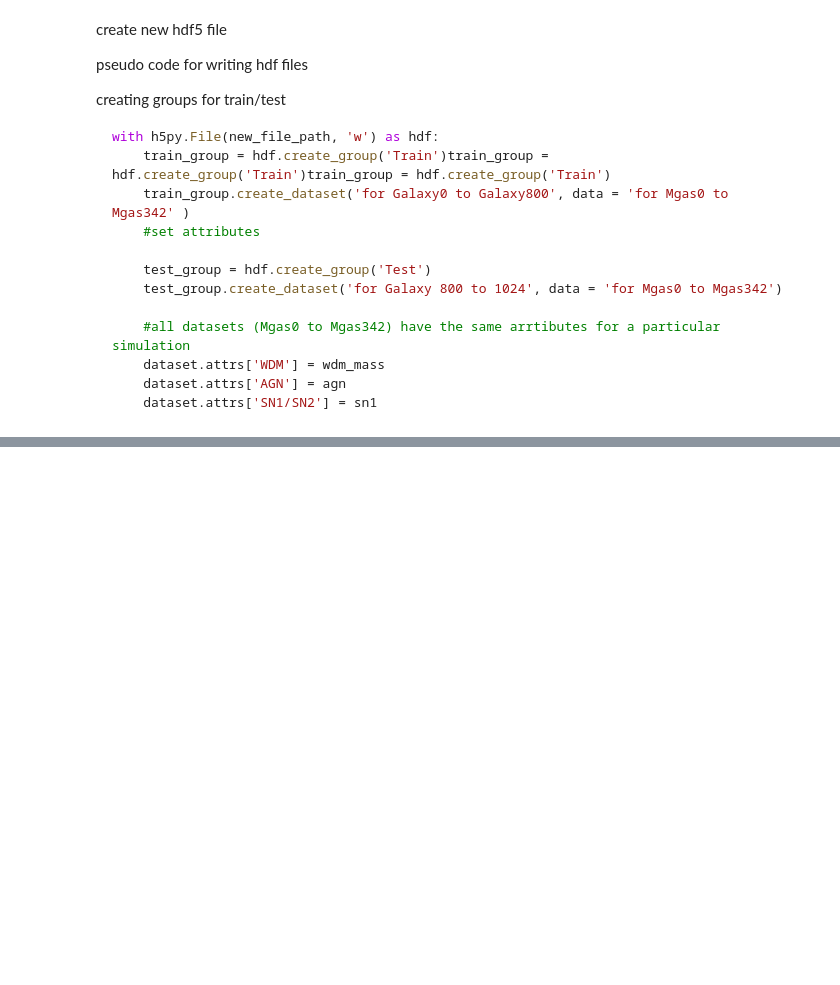
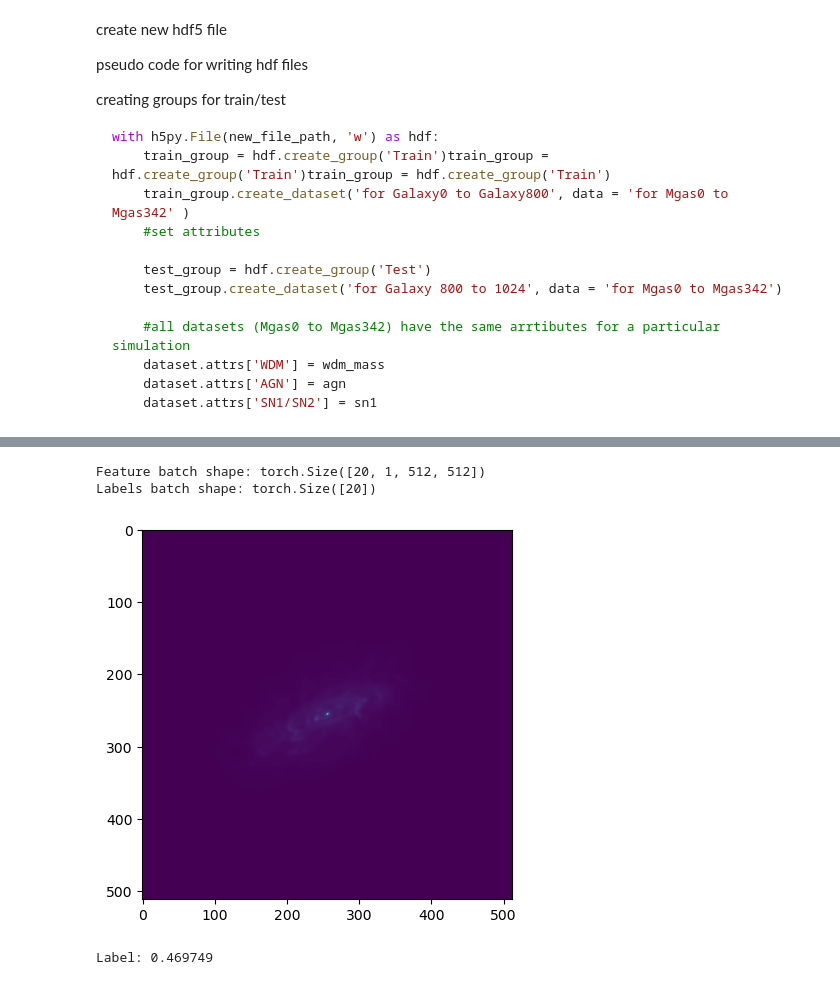
Before and after one commit to devinamhn/dreams-dm, a Jupyter notebook: dreamsdm/notebooks/creating_datasets.ipynb, the cells around one changed output, grey strips where cells are left out. Saved outputs shown, nothing was run; the diff lists cells and outputs as text; code cells hidden in the pictures; blank space fills up the shorter version.

```diff
--- a/dreamsdm/notebooks/creating_datasets.ipynb
+++ b/dreamsdm/notebooks/creating_datasets.ipynb
@@ -130,0 +259,17 @@ if(index not in [864, 874]):
+# %%
+train_dataloader = DataLoader(trainset, batch_size=64, shuffle=True)
+test_dataloader = DataLoader(testset, batch_size=64, shuffle=True)
+# %%
+train_features, train_labels = next(iter(train_dataloader))
+print(f"Feature batch shape: {train_features.size()}")
+print(f"Labels batch shape: {train_labels.size()}")
+img = train_features[0].squeeze()
+label = train_labels[0]
+plt.imshow(img)
+plt.show()
+print(f"Label: {label}")
+# %% [output]
+Feature batch shape: torch.Size([20, 1, 512, 512])
+Labels batch shape: torch.Size([20])
+[figure, added]
+Label: 0.469749
```
Also changed, not shown: parts of 15 cells of this notebook.
